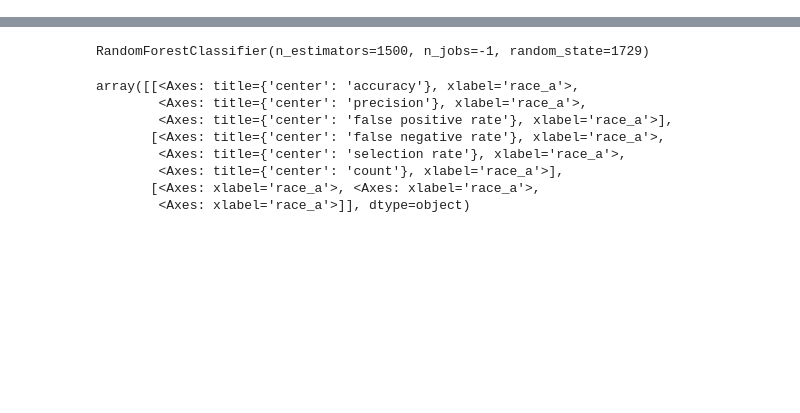
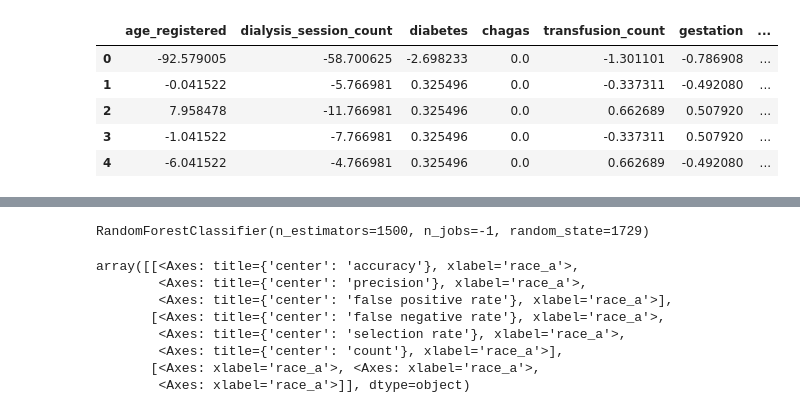
Before and after one commit to fmromeiro/mo810-kidney-waitlist, a Jupyter notebook: fairness.ipynb, the cells around one changed output, grey strips where cells are left out. Cells and saved outputs as stored; diff of their text form; code cells hidden in the pictures; blank space fills up the shorter version.

```diff
--- a/fairness.ipynb
+++ b/fairness.ipynb
@@ -19,16 +19,3 @@ df.head()
 | 2 | 2010-07-13 | 51 | 2.0 | M | Branca | hypertension | True | ... |
 | 3 | 2011-10-03 | 52 | 17.0 | M | Branca | diabetes | False | ... |
 | 4 | 2006-07-05 | 67 | 68.0 | M | Parda | hypertension | True | ... |
-# %%
-df['date_registered'] = pd.to_datetime(df['date_registered'])
-df_clean = df[df['event'] == 'transplanted']
-df_clean = df_clean.drop(columns=['event'])
-df_clean['date_transplanted'] = df_clean['date_registered'] + pd.to_timedelta(df_clean['days_waiting'], 'days')
-df_clean['date_registered'] = df_clean['date_registered'].astype(int) / (1e9 * 3600 * 24)
-df_clean['idx'] = df_clean.index
-df_onehot = pd.get_dummies(df_clean, columns=['sex', 'race', 'underlying_disease', 'blood_type', 'dr_00', 'b_00', 'a_00'], drop_first=True)
-df_onehot['race'] = df_clean['race']
-N = df_onehot.shape[0]
-N_train = N * 80 // 100
-df_onehot.sort_values(by='date_registered', inplace=True, ignore_index=True)
-df_onehot, df_test = df_onehot.iloc[:N_train], df_onehot[N_train:]
@@ -43 +22,68 @@ while len(pairs) < 200000:
+# %%
+def clean(df: pd.DataFrame) -> pd.DataFrame:
+    df_clean = df[df['event'] == 'transplanted'].copy()
+    df_clean.drop(columns=['event'], inplace=True)
+    df_clean['date_registered'] = pd.to_datetime(df['date_registered']).astype(int) / (1e9 * 3600 * 24)
+    df_clean['date_transplanted'] = \
+        pd.to_datetime(df['date_registered']) + pd.to_timedelta(df_clean['days_waiting'], 'days')
+    return df_clean
+
+
+def onehot_encode(df: pd.DataFrame) -> pd.DataFrame:
+    df_onehot = pd.get_dummies(
+        df,
+        columns=[
+            'sex',
+            'race',
+            'underlying_disease',
+            'blood_type',
+            'dr_00',
+            'b_00',
+            'a_00'
+        ],
+        drop_first=True
+    )
+    df_onehot['race'] = df['race']
+    df_onehot['sex'] = df['sex']
+    return df_onehot
+
+
+def train_test_split(df: pd.DataFrame) -> (pd.DataFrame, pd.DataFrame):
+    df = df.copy()
+    N = df.shape[0]
+    N_train = N * 80 // 100
+    df.sort_values(by='date_registered', inplace=True, ignore_index=True)
+    return df.iloc[:N_train], df[N_train:]
+
+
+from fairlearn.preprocessing import CorrelationRemover
+
+
+def remove_correlation(df: pd.DataFrame) -> pd.DataFrame:
+    sensitive_features = ['sex_M', 'race_Branca', 'race_Parda', 'race_Negra']
+    correlation_remover = CorrelationRemover(sensitive_feature_ids=sensitive_features)
+    meta = ['race', 'sex', 'date_registered', 'date_transplanted']
+    mesa = df.drop(columns=meta) # Vide Cheal, Joe. "What is the opposite of meta?." ANLP Acuity Vol 2 (2011).
+    data = correlation_remover.fit_transform(mesa)
+    return pd.concat(
+        [
+            pd.DataFrame(data, index=mesa.index, columns=[col for col in mesa.columns if not col in sensitive_features]),
+            df[meta],
+            # df[sensitive_features] # Não faz sentido adicionar de volta, né?
+        ],
+        axis=1
+    )
+
+
+df_people = onehot_encode(clean(df))
+df_people_train, df_people_test = train_test_split(df_people)
+df_people_train_uncorrelated = remove_correlation(df_people_train)
+df_people_train_uncorrelated.head()
+# %% [output]
+|  | age_registered | dialysis_session_count | diabetes | chagas | transfusion_count | gestation | ... |
+| 0 | -92.579005 | -58.700625 | -2.698233 | 0.0 | -1.301101 | -0.786908 | ... |
+| 1 | -0.041522 | -5.766981 | 0.325496 | 0.0 | -0.337311 | -0.492080 | ... |
+| 2 | 7.958478 | -11.766981 | 0.325496 | 0.0 | 0.662689 | 0.507920 | ... |
+| 3 | -1.041522 | -7.766981 | 0.325496 | 0.0 | -0.337311 | 0.507920 | ... |
+| 4 | -6.041522 | -4.766981 | 0.325496 | 0.0 | 0.662689 | -0.492080 | ... |
 # %%
```
Also changed, not shown: parts of 16 cells of this notebook.
